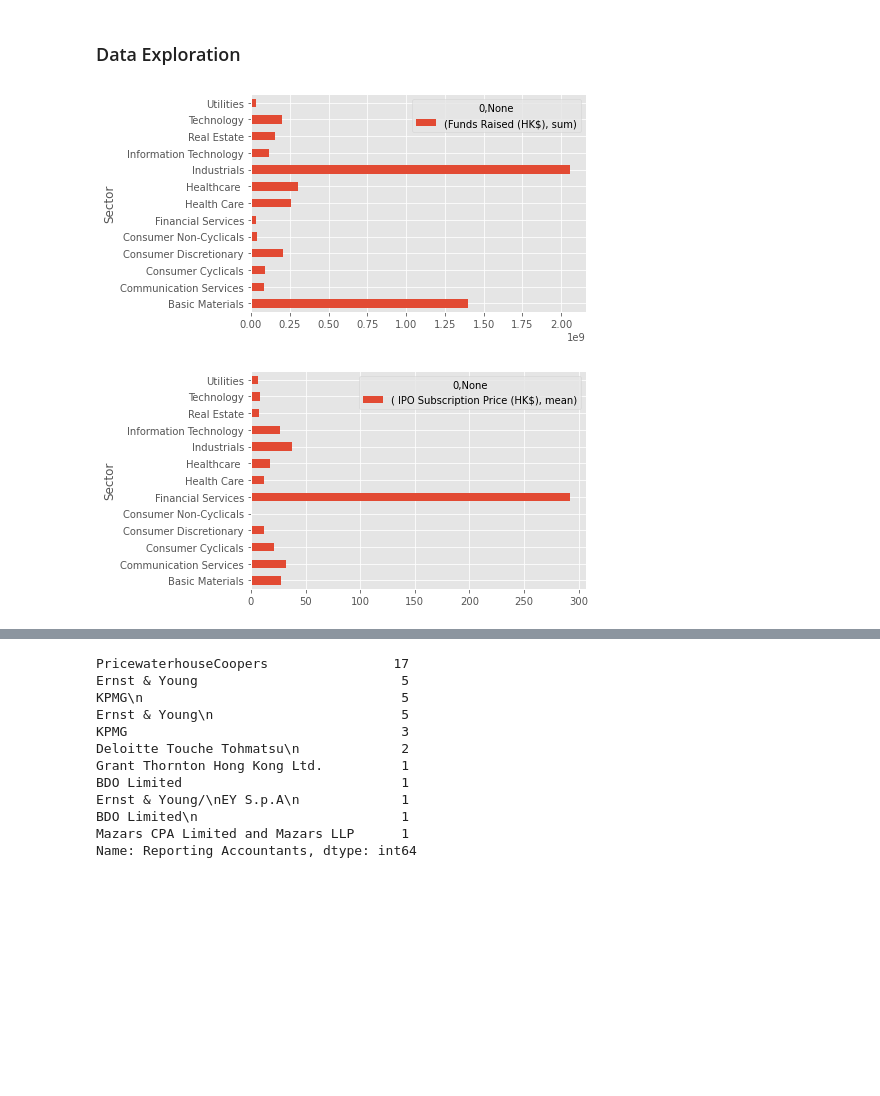
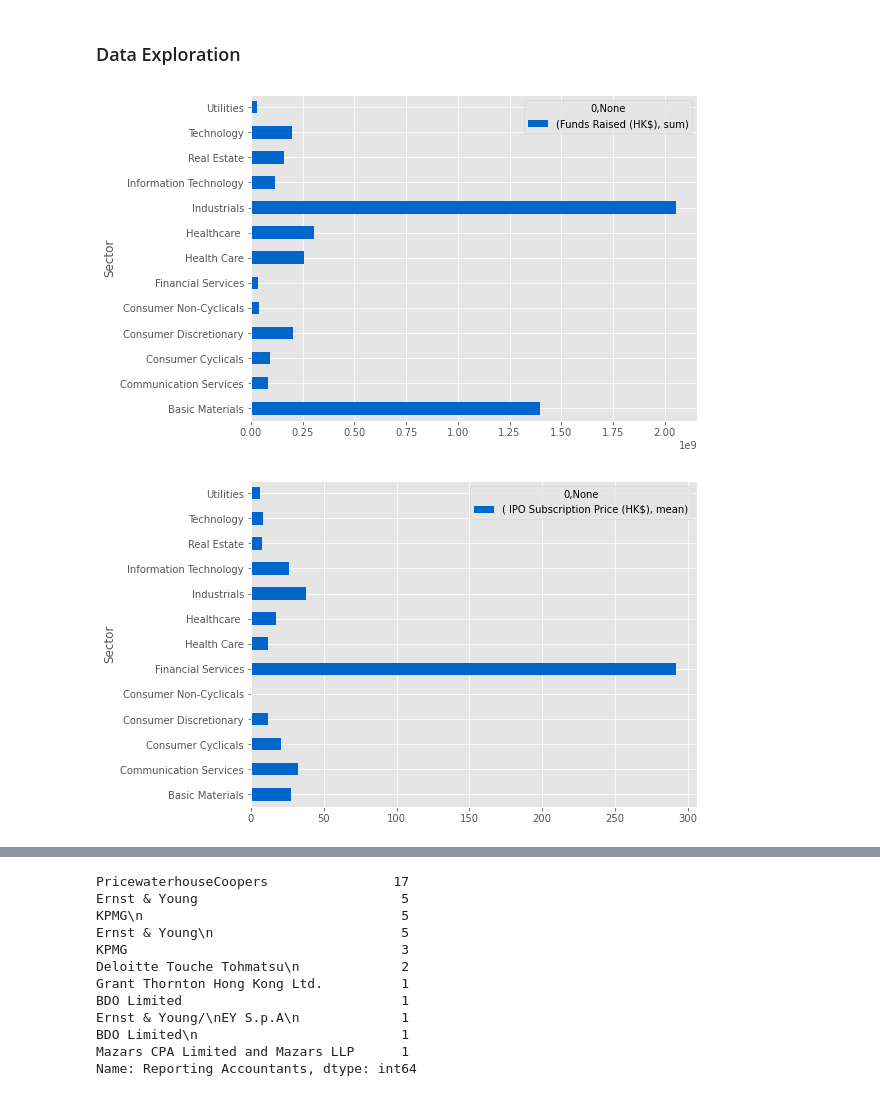
Before and after one commit to isabellasonoma/DS-Projects, a Jupyter notebook: IPO Data.ipynb, the cells around one changed output, grey strips where cells are left out. Saved outputs shown, nothing was run; the diff lists cells and outputs as text; code cells hidden in the pictures; blank space fills up the shorter version.

```diff
--- a/IPO Data.ipynb
+++ b/IPO Data.ipynb
@@ -31,5 +31,3 @@ obs = pd.read_csv(r'C:\Users\Isabe\Datasets\HK IPO 2022.csv')
 obs.columns = obs.iloc[0]
 obs = obs.drop(obs.columns[[0]], axis=1)
 obs = obs.drop([0])
-# %%
-obs.set_index('Stock Code')
@@ -162,12 +138,14 @@ obs.head()
 # %% [markdown]
 ### Data Exploration
+# %%
+new_color = '#0066CC'
 # %%
-obs.groupby(['Sector']).agg({'Funds Raised (HK$)': ['sum']}).plot.barh(legend = True);
+obs.groupby(['Sector']).agg({'Funds Raised (HK$)': ['sum']}).plot.barh(legend = True, color = new_color);
 # %% [output]
-[figure, old version]
+[figure, new version]
 # %%
-obs.groupby(['Sector']).agg({' IPO Subscription Price (HK$)': ['mean']}).plot.barh(legend=True);
+obs.groupby(['Sector']).agg({' IPO Subscription Price (HK$)': ['mean']}).plot.barh(legend=True, color = new_color);
 # %% [output]
-[figure, old version]
+[figure, new version]
 # %%
 obs_date = obs.sort_values(['Date of Listing (dd/mm/yy)'])
```
Also changed, not shown: parts of 30 cells of this notebook.
